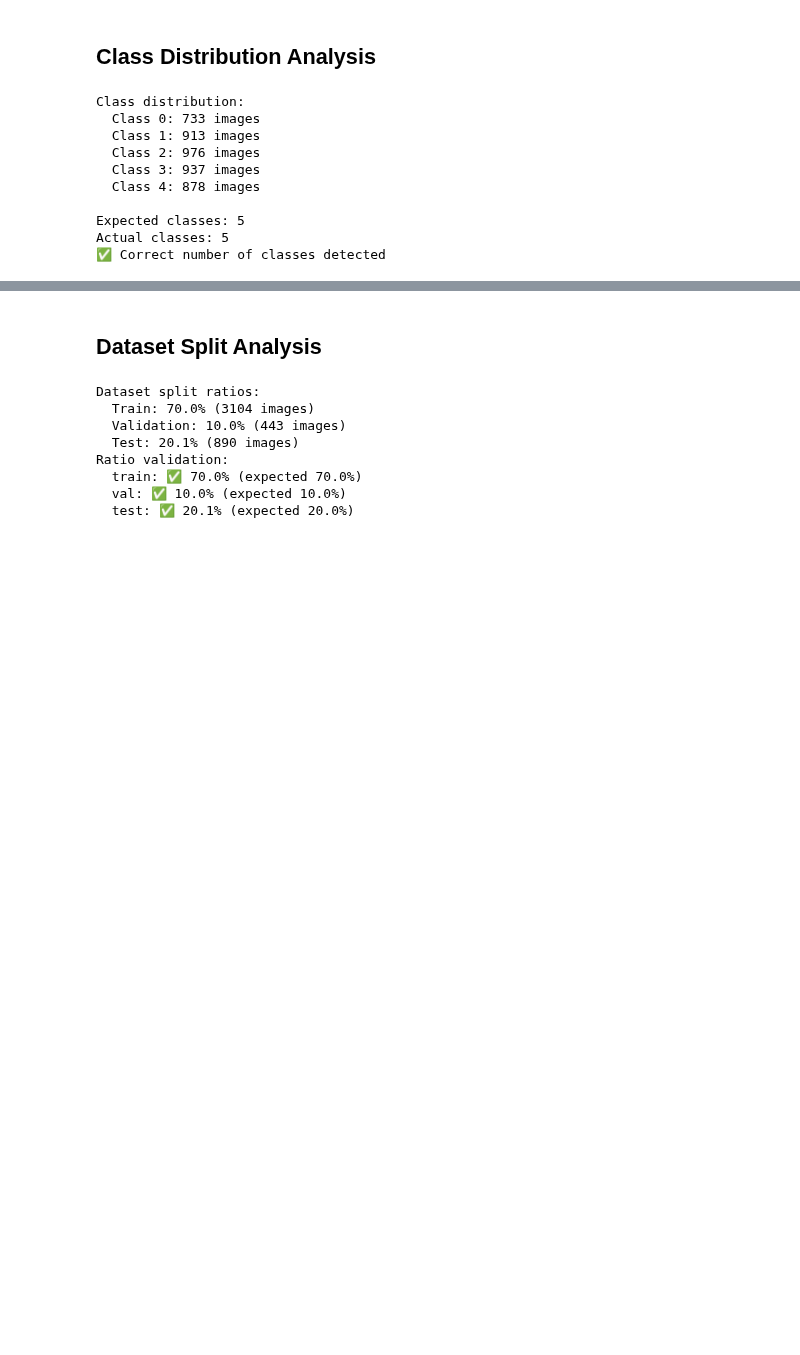
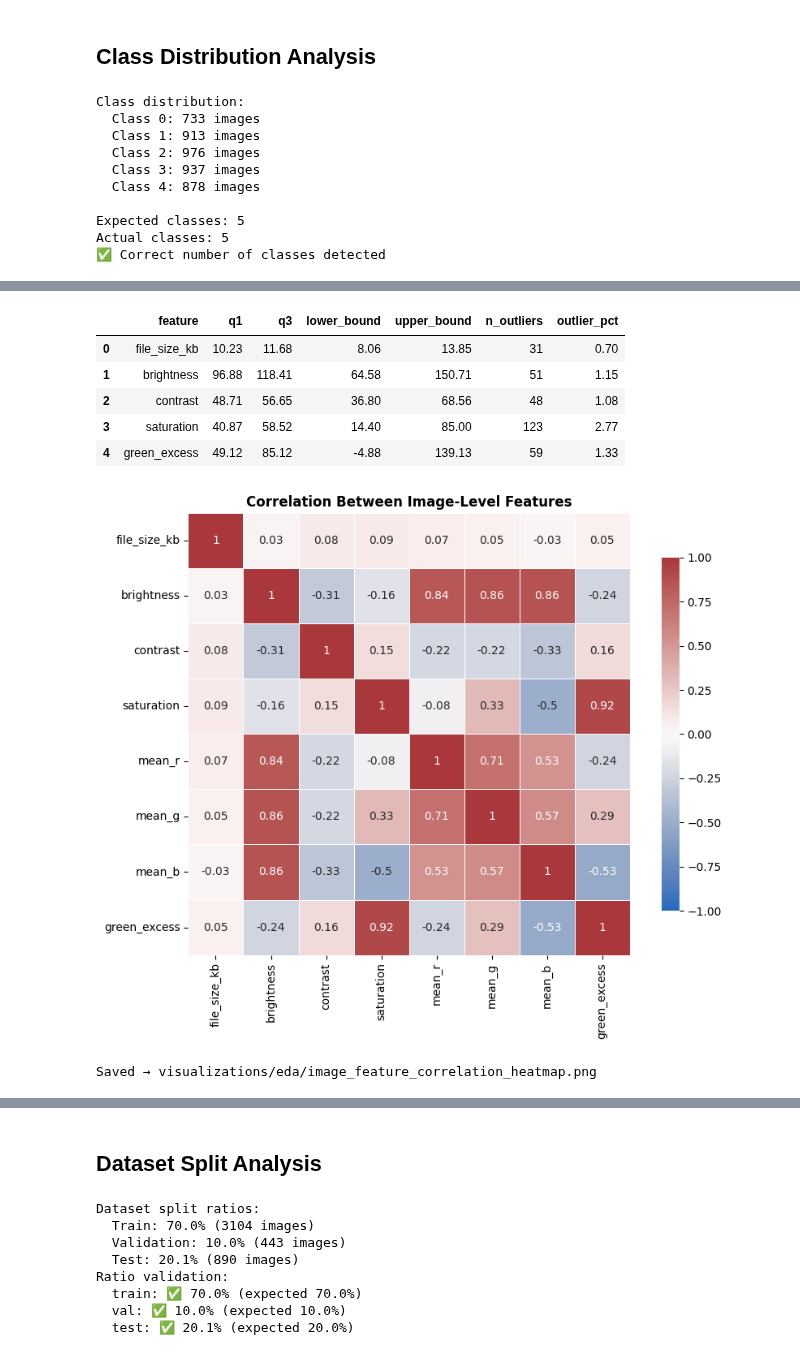
Before and after one commit to HieuDoan188/durian_leaf, a Jupyter notebook: notebooks/01-dataset-audit-and-eda.ipynb, the cells around one changed output, grey strips where cells are left out. Drawn from its saved outputs; the diff is of its cells as text; code cells hidden in the pictures; blank space fills up the shorter version.

```diff
--- a/notebooks/01-dataset-audit-and-eda.ipynb
+++ b/notebooks/01-dataset-audit-and-eda.ipynb
@@ -217,0 +489,43 @@ Most: Healthy Leaf (976), Least: Algal Leaf Spot (733)
+# %%
+# Outlier and correlation analysis for image-level features
+numeric_feature_cols = ["file_size_kb", "brightness", "contrast", "saturation", "green_excess"]
+outlier_rows = []
+for col in numeric_feature_cols:
+    q1, q3 = manifest_df[col].quantile([0.25, 0.75])
+    iqr = q3 - q1
+    lower = q1 - 1.5 * iqr
+    upper = q3 + 1.5 * iqr
+    n_outliers = int(((manifest_df[col] < lower) | (manifest_df[col] > upper)).sum())
+    outlier_rows.append({
+        "feature": col,
+        "q1": q1,
+        "q3": q3,
+        "lower_bound": lower,
+        "upper_bound": upper,
+        "n_outliers": n_outliers,
+        "outlier_pct": n_outliers / len(manifest_df) * 100,
+    })
+
+outlier_summary = pd.DataFrame(outlier_rows).round(2)
+display(outlier_summary)
+
+corr_cols = ["file_size_kb", "brightness", "contrast", "saturation", "mean_r", "mean_g", "mean_b", "green_excess"]
+corr_matrix = manifest_df[corr_cols].corr().round(2)
+
+fig, ax = plt.subplots(figsize=(9, 7))
+sns.heatmap(corr_matrix, annot=True, cmap="vlag", center=0, vmin=-1, vmax=1, square=True,
+            linewidths=0.5, cbar_kws={"shrink": 0.8}, ax=ax)
+ax.set_title("Correlation Between Image-Level Features", fontsize=12, fontweight="bold")
+plt.tight_layout()
+plt.savefig(os.path.join(EDA_VIZ_DIR, "image_feature_correlation_heatmap.png"), dpi=150, bbox_inches="tight")
+plt.show()
+print("Saved → visualizations/eda/image_feature_correlation_heatmap.png")
+# %% [output]
+|  | feature | q1 | q3 | lower_bound | upper_bound | n_outliers | outlier_pct |
+| 0 | file_size_kb | 10.23 | 11.68 | 8.06 | 13.85 | 31 | 0.70 |
+| 1 | brightness | 96.88 | 118.41 | 64.58 | 150.71 | 51 | 1.15 |
+| 2 | contrast | 48.71 | 56.65 | 36.80 | 68.56 | 48 | 1.08 |
+| 3 | saturation | 40.87 | 58.52 | 14.40 | 85.00 | 123 | 2.77 |
+| 4 | green_excess | 49.12 | 85.12 | -4.88 | 139.13 | 59 | 1.33 |
+[figure, added]
+Saved → visualizations/eda/image_feature_correlation_heatmap.png
```
Also changed, not shown: parts of 29 cells of this notebook, 3 other files.
